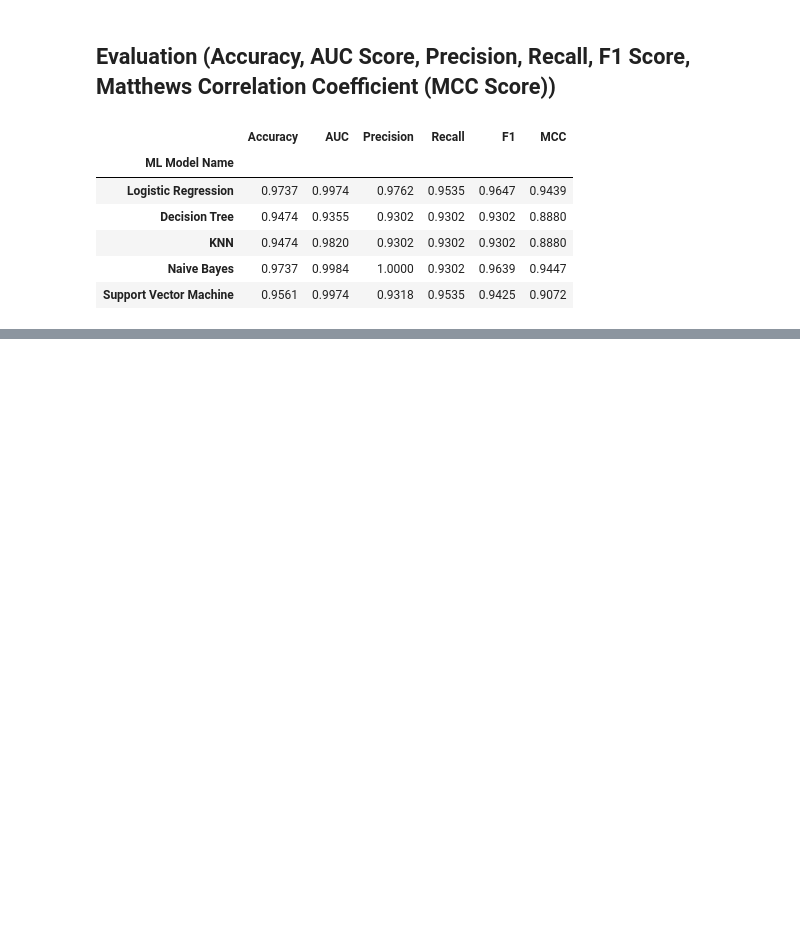
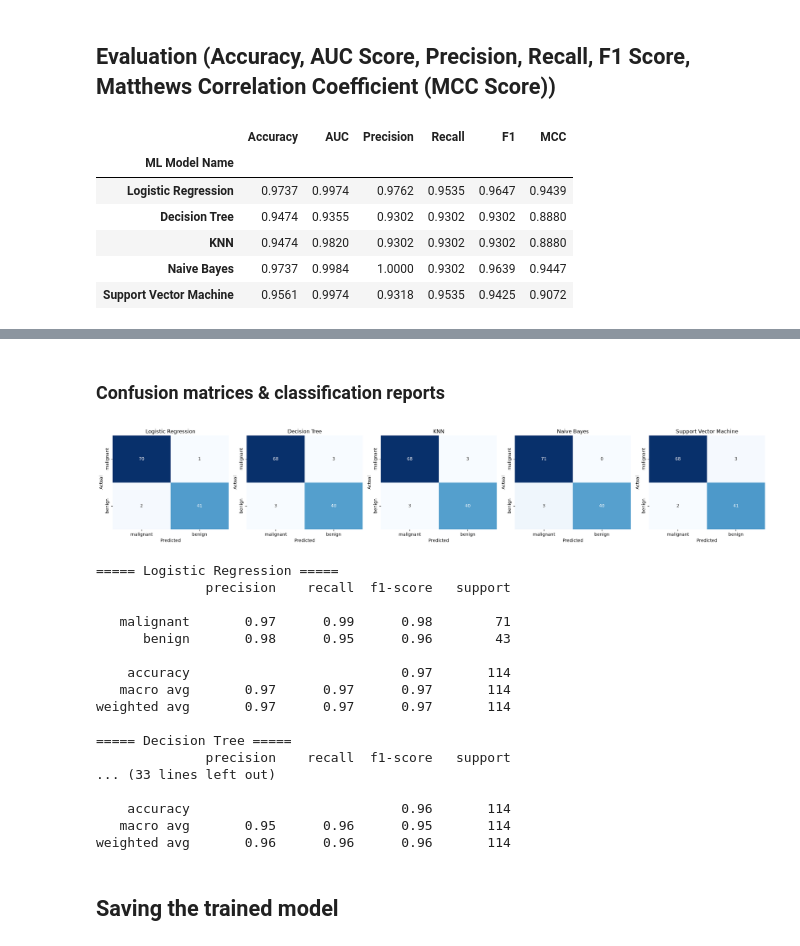
Before and after one commit to tejasviadiga/ml_classification_models, a Jupyter notebook: ml_assignment_2.ipynb, the cells around one changed output, grey strips where cells are left out. Cells and saved outputs as stored; diff of their text form; code cells hidden in the pictures; blank space fills up the shorter version.

```diff
--- a/ml_assignment_2.ipynb
+++ b/ml_assignment_2.ipynb
@@ -270,0 +285,35 @@ results.round(4)
+# %% [markdown]
+### Confusion matrices & classification reports
+# %%
+fig, axes = plt.subplots(1, 5, figsize=(22, 4))
+for ax, (name, m) in zip(axes, models.items()):
+    cm = confusion_matrix(y_test, m.predict(X_test))
+    sns.heatmap(cm, annot=True, fmt="d", cmap="Blues", cbar=False, ax=ax,
+                xticklabels=["malignant", "benign"], yticklabels=["malignant", "benign"])
+    ax.set_title(name); ax.set_xlabel("Predicted"); ax.set_ylabel("Actual")
+plt.tight_layout(); plt.show()
+
+for name, m in models.items():
+    print(f"===== {name} =====")
+    print(classification_report(y_test, m.predict(X_test), target_names=["malignant", "benign"]))
+# %% [output]
+[figure, added]
+===== Logistic Regression =====
+              precision    recall  f1-score   support
+
+   malignant       0.97      0.99      0.98        71
+      benign       0.98      0.95      0.96        43
+
+    accuracy                           0.97       114
+   macro avg       0.97      0.97      0.97       114
+weighted avg       0.97      0.97      0.97       114
+
+===== Decision Tree =====
+              precision    recall  f1-score   support
+... (33 lines left out)
+
+    accuracy                           0.96       114
+   macro avg       0.95      0.96      0.95       114
+weighted avg       0.96      0.96      0.96       114
+# %% [markdown]
+## Saving the trained model
```
Also changed, not shown: parts of 5 cells of this notebook, 6 other files.
